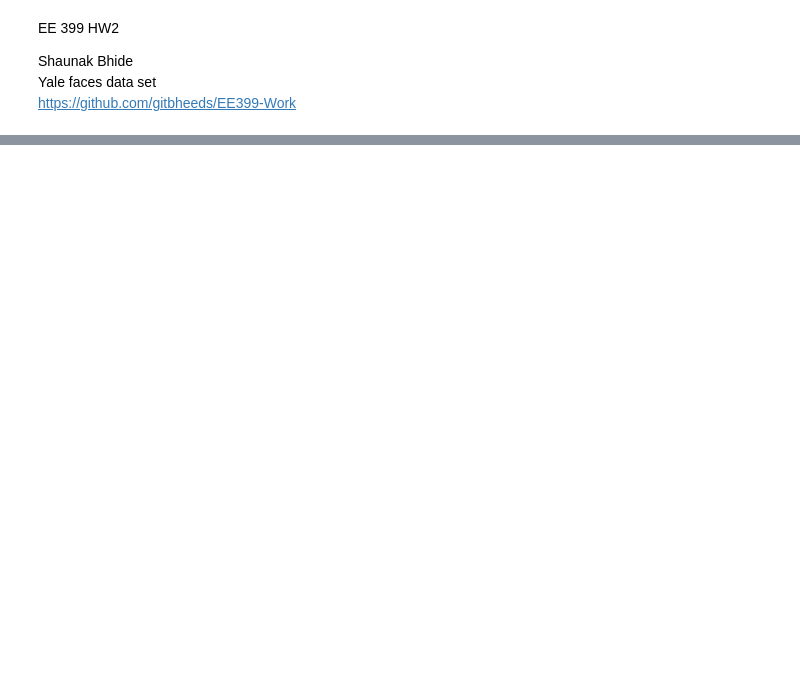
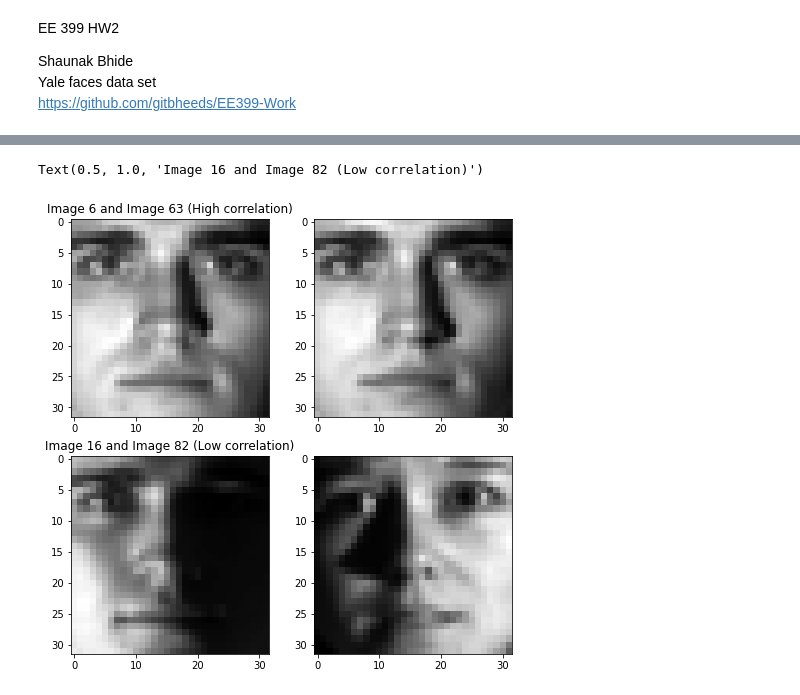
Before and after one commit to gitbheeds/EE399-Machine-Learning-and-Neural-Networks, a Jupyter notebook: HW2.ipynb, the cells around one changed output, grey strips where cells are left out. Cells and saved outputs as stored; diff of their text form; code cells hidden in the pictures; blank space fills up the shorter version.

```diff
--- a/HW2.ipynb
+++ b/HW2.ipynb
@@ -16,0 +33,26 @@ FileNotFoundError: [Errno 2] No such file or directory: 'yalefaces.mat'
+# %%
+#part b: finding most and least correlated faces
+max_index = np.unravel_index(np.argmax(C - np.eye(C.shape[0])), C.shape)
+max1 = X_100[:, max_index[0]]
+max2 = X_100[:, max_index[1]]
+
+#least correlated
+min_index = np.unravel_index(np.argmin(C - np.eye(C.shape[0])), C.shape)
+min1 = X_100[:, min_index[0]]
+min2 = X_100[:, min_index[1]]
+
+fig, ax = plt.subplots(nrows = 2, ncols = 2, figsize = (8,8))
+ax[0,0].imshow(max1.reshape((32,32), order='F').T, cmap = 'gray')
+
+ax[0,1].imshow(max2.reshape((32,32), order='F').T, cmap = 'gray')
+
+ax[0,0].set_title("Image {} and Image {} (High correlation)".format(max_index[0]+1, max_index[1]+1))
+
+ax[1,0].imshow(min1.reshape((32,32), order='F').T, cmap = 'gray')
+
+ax[1,1].imshow(min2.reshape((32,32), order='F').T, cmap = 'gray')
+
+ax[1,0].set_title("Image {} and Image {} (Low correlation)".format(min_index[0]+1, min_index[1]+1))
+# %% [output]
+Text(0.5, 1.0, 'Image 16 and Image 82 (Low correlation)')
+[figure, added]
```
Also changed, not shown: parts of 8 cells of this notebook.
